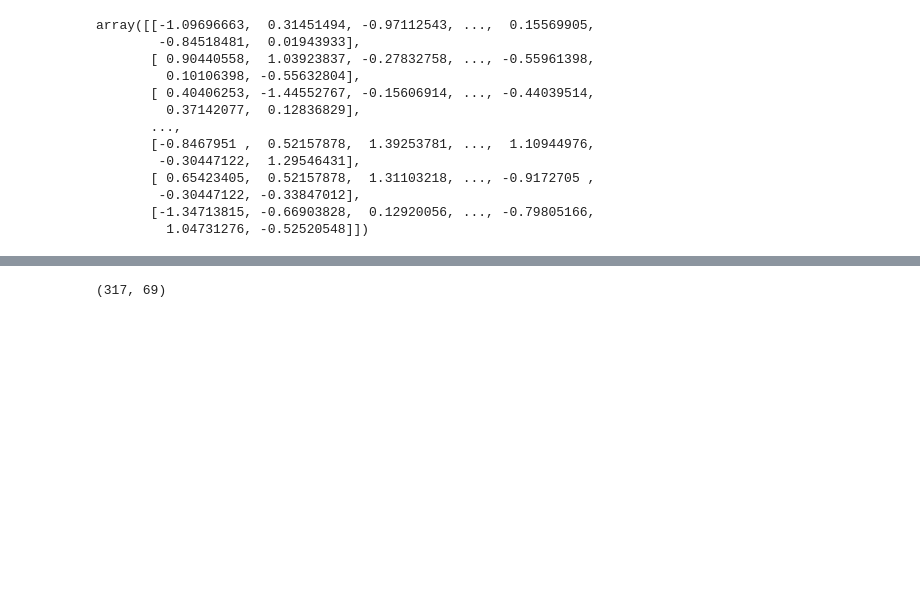
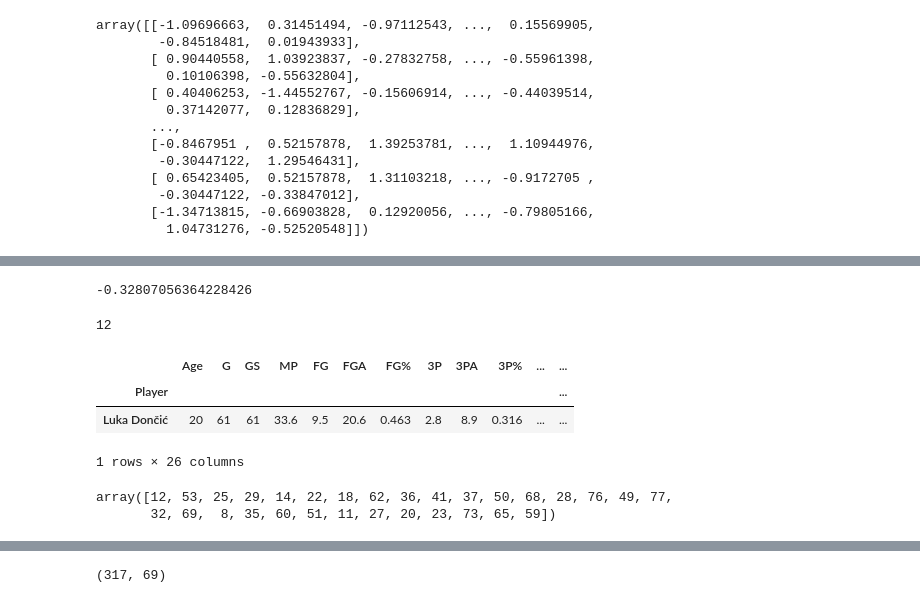
Before and after one commit to MatthewJin11/random_projects, a Jupyter notebook: NBA Salary Regression.ipynb, the cells around one changed output, grey strips where cells are left out. Cells and saved outputs as stored; diff of their text form; code cells hidden in the pictures; blank space fills up the shorter version.

```diff
--- a/NBA Salary Regression.ipynb
+++ b/NBA Salary Regression.ipynb
@@ -254,0 +286,4 @@ array([[-1.09696663,  0.31451494, -0.97112543, ...,  0.15569905,
+# %%
+lin_reg_num.score(X_test_prepared_num, y_test)
+# %% [output]
+-0.32807056364228426
@@ -254,0 +292,17 @@ array([[-1.09696663,  0.31451494, -0.97112543, ...,  0.15569905,
+# %%
+np.argmax(salary_predictions_num)
+# %% [output]
+12
+# %%
+X_test_num.iloc[12:13, :] # Luka
+# %% [output]
+|  | Age | G | GS | MP | FG | FGA | FG% | 3P | 3PA | 3P% | ... | ... |
+| Player |  |  |  |  |  |  |  |  |  |  |  | ... |
+| Luka Dončić | 20 | 61 | 61 | 33.6 | 9.5 | 20.6 | 0.463 | 2.8 | 8.9 | 0.316 | ... | ... |
+1 rows × 26 columns
+# %%
+top_30_num = salary_predictions_num.argsort()[-30:][::-1] # top 30 salaries predicted by model
+top_30_num
+# %% [output]
+array([12, 53, 25, 29, 14, 22, 18, 62, 36, 41, 37, 50, 68, 28, 76, 49, 77,
+       32, 69,  8, 35, 60, 51, 11, 27, 20, 23, 73, 65, 59])
```
Also changed, not shown: parts of 32 cells of this notebook.
